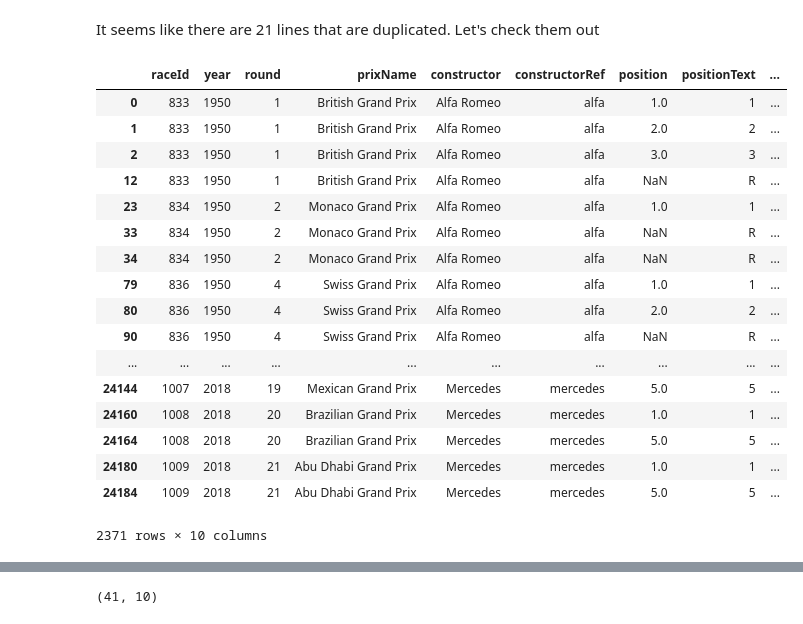
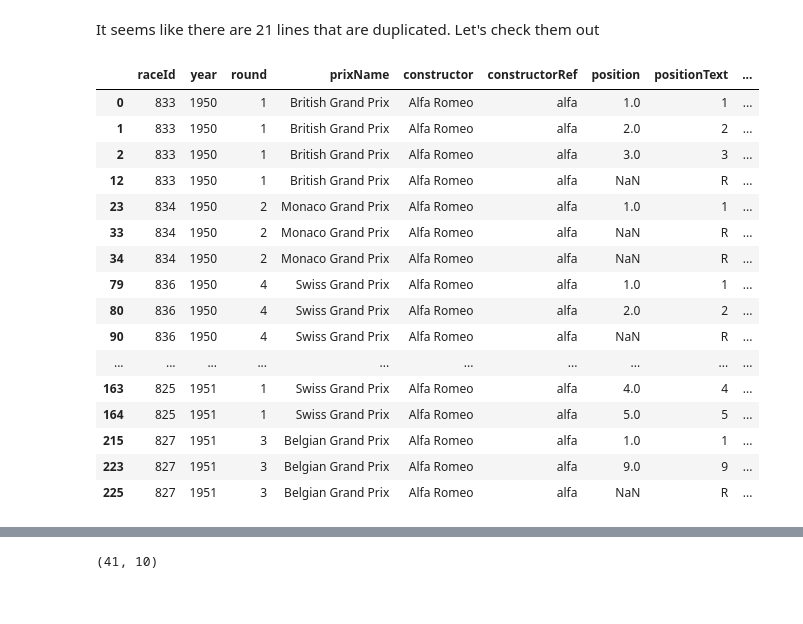
Before and after one commit to lennymd/formulaOne, a Jupyter notebook: analysis/notebooks/00-cleaning-data.ipynb, the cells around one changed output, grey strips where cells are left out. Drawn from its saved outputs; the diff is of its cells as text; code cells hidden in the pictures.

```diff
--- a/analysis/notebooks/00-cleaning-data.ipynb
+++ b/analysis/notebooks/00-cleaning-data.ipynb
@@ -516,7 +516,7 @@ master_noDriver.head()
 # %% [markdown]
 I will also do this to the slice of the master results for the championship teams:
 # %%
-master_slice_noDriver = master_slice.drop(columns=["forename", "surname", "grid", "points", "status"])
+master_slice_noDriver = master_slice.copy().drop(columns=["forename", "surname", "grid", "points", "status"])
 # %%
 master_slice_noDriver.head()
 # %% [output]
@@ -550,30 +550,29 @@ dtype: int64
 # %% [markdown]
 It seems like there are 21 lines that are duplicated. Let's check them out
 # %%
-a = master_slice_noDriver
+a = master_slice_noDriver.copy()
 # %%
 a["Duplicate"] = a.duplicated(keep=False).map({True:'Yes', False:'No'})
 # %%
-a
+a.head(30)
 # %% [output]
 |  | raceId | year | round | prixName | constructor | constructorRef | position | positionText | ... |
 | 0 | 833 | 1950 | 1 | British Grand Prix | Alfa Romeo | alfa | 1.0 | 1 | ... |
 | 1 | 833 | 1950 | 1 | British Grand Prix | Alfa Romeo | alfa | 2.0 | 2 | ... |
 | 2 | 833 | 1950 | 1 | British Grand Prix | Alfa Romeo | alfa | 3.0 | 3 | ... |
 | 12 | 833 | 1950 | 1 | British Grand Prix | Alfa Romeo | alfa | NaN | R | ... |
 | 23 | 834 | 1950 | 2 | Monaco Grand Prix | Alfa Romeo | alfa | 1.0 | 1 | ... |
 | 33 | 834 | 1950 | 2 | Monaco Grand Prix | Alfa Romeo | alfa | NaN | R | ... |
 | 34 | 834 | 1950 | 2 | Monaco Grand Prix | Alfa Romeo | alfa | NaN | R | ... |
 | 79 | 836 | 1950 | 4 | Swiss Grand Prix | Alfa Romeo | alfa | 1.0 | 1 | ... |
 | 80 | 836 | 1950 | 4 | Swiss Grand Prix | Alfa Romeo | alfa | 2.0 | 2 | ... |
 | 90 | 836 | 1950 | 4 | Swiss Grand Prix | Alfa Romeo | alfa | NaN | R | ... |
 | ... | ... | ... | ... | ... | ... | ... | ... | ... | ... |
-| 24144 | 1007 | 2018 | 19 | Mexican Grand Prix | Mercedes | mercedes | 5.0 | 5 | ... |
-| 24160 | 1008 | 2018 | 20 | Brazilian Grand Prix | Mercedes | mercedes | 1.0 | 1 | ... |
-| 24164 | 1008 | 2018 | 20 | Brazilian Grand Prix | Mercedes | mercedes | 5.0 | 5 | ... |
-| 24180 | 1009 | 2018 | 21 | Abu Dhabi Grand Prix | Mercedes | mercedes | 1.0 | 1 | ... |
-| 24184 | 1009 | 2018 | 21 | Abu Dhabi Grand Prix | Mercedes | mercedes | 5.0 | 5 | ... |
+| 163 | 825 | 1951 | 1 | Swiss Grand Prix | Alfa Romeo | alfa | 4.0 | 4 | ... |
+| 164 | 825 | 1951 | 1 | Swiss Grand Prix | Alfa Romeo | alfa | 5.0 | 5 | ... |
+| 215 | 827 | 1951 | 3 | Belgian Grand Prix | Alfa Romeo | alfa | 1.0 | 1 | ... |
+| 223 | 827 | 1951 | 3 | Belgian Grand Prix | Alfa Romeo | alfa | 9.0 | 9 | ... |
+| 225 | 827 | 1951 | 3 | Belgian Grand Prix | Alfa Romeo | alfa | NaN | R | ... |
-2371 rows × 10 columns
 # %%
 a[a.Duplicate == "Yes"]
 # %% [output]
```
Also changed, not shown: parts of 1 cell of this notebook, 1 other file.
